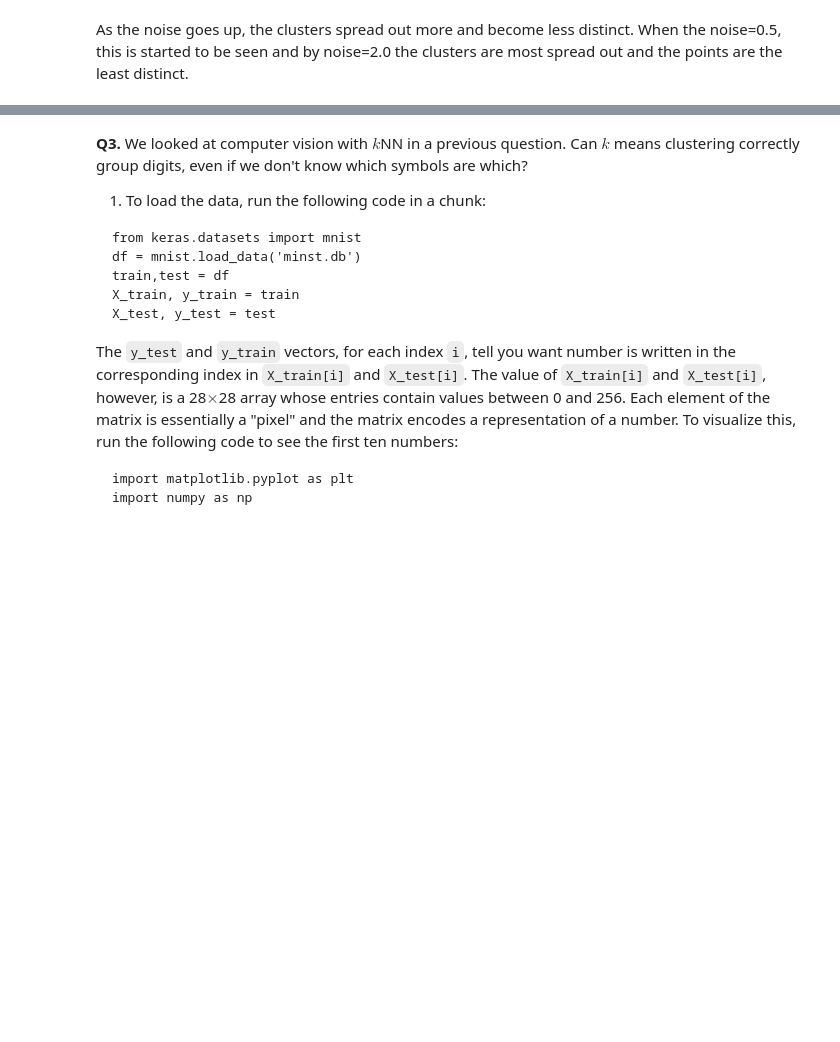
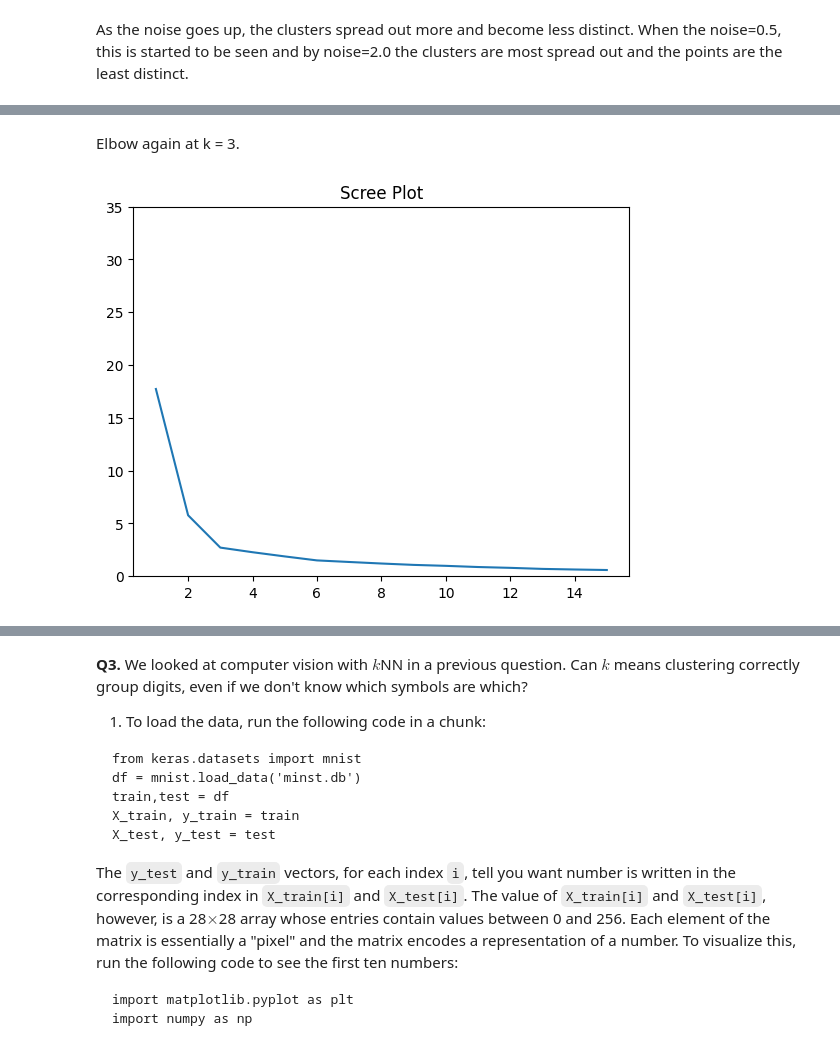
Before and after one commit to fourchain40/kmc, a Jupyter notebook: assignment_kmc.ipynb, the cells around one changed output, grey strips where cells are left out. Saved outputs shown, nothing was run; the diff lists cells and outputs as text; code cells hidden in the pictures; blank space fills up the shorter version.

```diff
--- a/assignment_kmc.ipynb
+++ b/assignment_kmc.ipynb
@@ -256,0 +280,6 @@ As the noise goes up, the clusters spread out more and become less distinct. Whe
+# %% [markdown]
+Elbow again at k = 3.
+# %%
+scree(df0_5)
+# %% [output]
+[figure, added]
```
Also changed, not shown: parts of 12 cells of this notebook.
